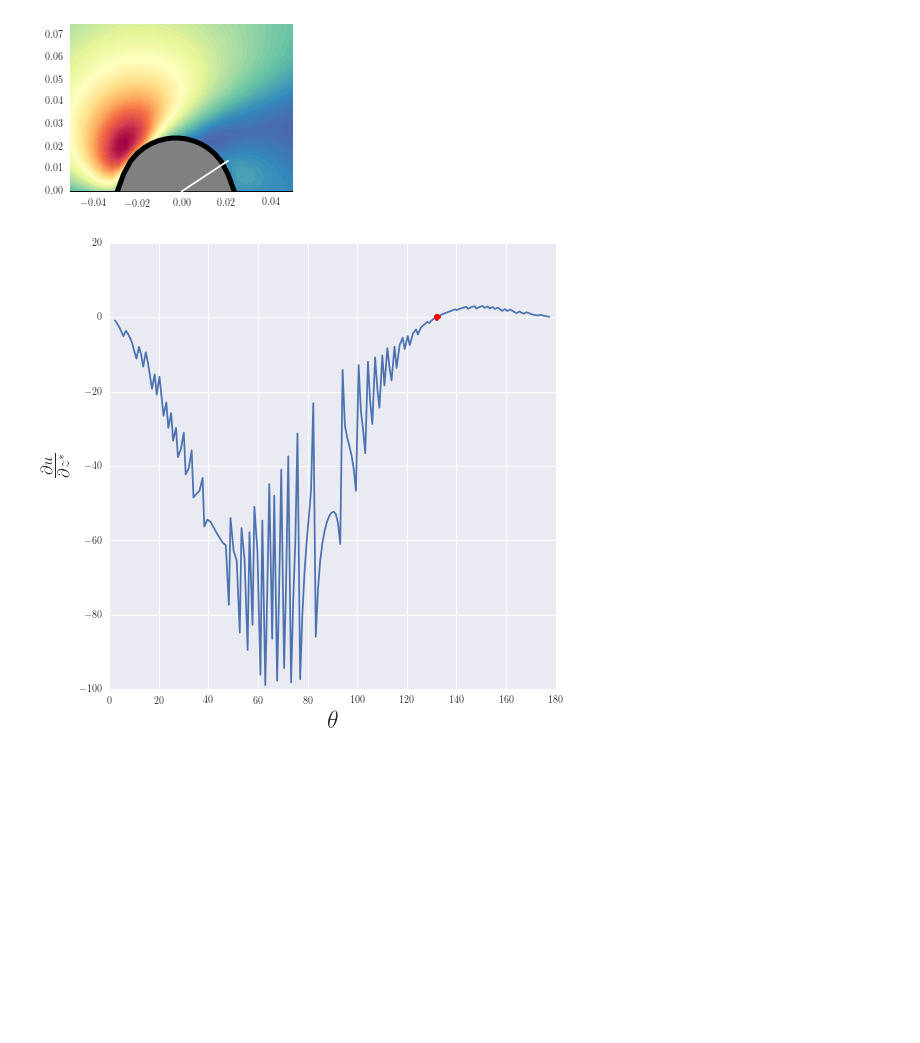
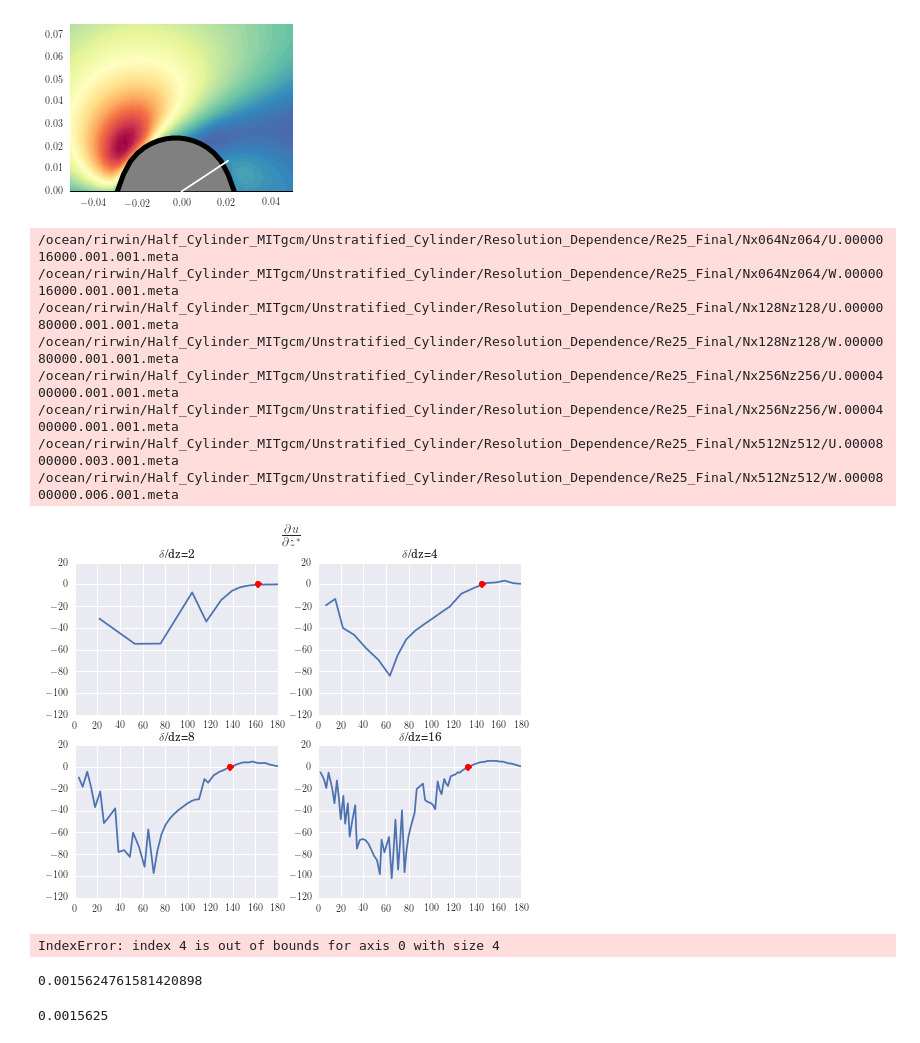
Before and after one commit to UBC-MOAD/flow_separation, a Jupyter notebook: half_cylinder_notebooks/feb2.ipynb, the cells around one changed output. Cells and saved outputs as stored; diff of their text form; code cells hidden in the pictures; blank space fills up the shorter version.

```diff
--- a/half_cylinder_notebooks/feb2.ipynb
+++ b/half_cylinder_notebooks/feb2.ipynb
@@ -27,12 +27,14 @@ pylab.rcParams['figure.figsize'] = (10.0, 8.0)
 %%capture --no-stdout
 cyl_case = []
 
+#cyl_case.append(cyl.CylCase('/ocean/rirwin/Half_Cylinder_MITgcm/Unstratified_Cylinder/Resolution_Dependence/Re25_Final/Nx064Nz064/'))
 cyl_case.append(cyl.CylCase('/ocean/rirwin/Half_Cylinder_MITgcm/Unstratified_Cylinder/Resolution_Dependence/Re25_Final/Nx128Nz128/'))
+#cyl_case.append(cyl.CylCase('/ocean/rirwin/Half_Cylinder_MITgcm/Unstratified_Cylinder/Resolution_Dependence/Re25_Final/Nx128Nz128_SEED/'))
 cyl_case.append(cyl.CylCase('/ocean/rirwin/Half_Cylinder_MITgcm/Unstratified_Cylinder/Resolution_Dependence/Re25_Final/Nx256Nz256/'))
-cyl_case.append(cyl.CylCase('/ocean/rirwin/Half_Cylinder_MITgcm/Unstratified_Cylinder/Resolution_Dependence/Re25_Final/Nx128Nz128_IRR/'))
+#cyl_case.append(cyl.CylCase('/ocean/rirwin/Half_Cylinder_MITgcm/Unstratified_Cylinder/Resolution_Dependence/Re25_Final/Nx128Nz128_IRR/'))
 cyl_case.append(cyl.CylCase('/ocean/rirwin/Half_Cylinder_MITgcm/Unstratified_Cylinder/Resolution_Dependence/Re25_Final/Nx512Nz512/'))
 cyl_case.append(cyl.CylCase('/ocean/rirwin/Half_Cylinder_MITgcm/Unstratified_Cylinder/Resolution_Dependence/Re25_Final/Nx256Nz256_IRR/'))
-cyl_case.append(cyl.CylCase('/ocean/rirwin/Half_Cylinder_MITgcm/Unstratified_Cylinder/Resolution_Dependence/Re25_Final/Nx512Nz512_IRR/'))
+#cyl_case.append(cyl.CylCase('/ocean/rirwin/Half_Cylinder_MITgcm/Unstratified_Cylinder/Resolution_Dependence/Re25_Final/Nx512Nz512_IRR/'))
 #cyl_case.append(cyl.CylCase('/ocean/rirwin/Half_Cylinder_MITgcm/Resolution_Dependence/Re25_Impulse/Nx512Nz512_IRR2/'))
 # %%
 NCASES = len(cyl_case)
@@ -45,15 +47,15 @@ dz_vals = []
 
 #Re = 25
 
-delta = np.sqrt(2e-5/0.01)
+#delta = np.sqrt(0.025*2e-5/(2*0.01))
 delta = 0.025
 
 for ii in range(0,NCASES):
     outdat = cyl_case[ii].find_out_data()
     dout.append(outdat[0])
     max_out.append(outdat[1])
-    dx_vals.append(np.min(np.abs(cyl_case[ii].XC[2:]-cyl_case[ii].XC[:-2])))
-    dz_vals.append(np.min(np.abs(cyl_case[ii].ZC[2:]-cyl_case[ii].ZC[:-2])))
+    dx_vals.append(np.min(np.abs(cyl_case[ii].XC[1:]-cyl_case[ii].XC[:-1])))
+    dz_vals.append(np.min(np.abs(cyl_case[ii].ZC[1:]-cyl_case[ii].ZC[:-1])))
     id_str.append(r"$\delta$/dz={:1.0f}".format(np.floor(delta/dz_vals[ii])))
 
 print id_str
@@ -80,5 +80,5 @@ Done case 5.
 # %%
-pylab.rcParams['figure.figsize'] = (12.0, 8.0)
+pylab.rcParams['figure.figsize'] = (9.0, 6.0)
 
 plt.figure()
 
@@ -95,7 +95,7 @@ for ii in range(0,NCASES):
     fin_sep.append(sep[-1])
     plt.plot(sep,tt,'-',label=id_str[ii],linewidth=2)
 
-plt.xlim((120,160))
+plt.xlim((120,180))
 plt.ylim((0,10))
 #plt.plot([100,180],[0.35,0.35],'-k',label=r'$t_s$')
 #plt.plot([104.5,104.5],[0,20],'--k',label=r'Blasius sep.')
@@ -104,8 +104,7 @@ plt.ylim((0,10))
 plt.plot([132.53999999999999,132.53999999999999],[0,20],'-.',label=r'Wu sep. Re=25',linewidth=3,color='k')
 plt.fill_betweenx([0,10],130,142,facecolor=[1,1,1],label='Wu region, Re=25')
 #plt.plot([135,135],[0,20],'--g',label=r'Wu sep. Re=50')
-plt.legend(loc=2,fontsize=12)
-plt.grid()
+plt.legend(loc=1,fontsize=12)
 plt.ylabel(r'$t^*$',fontsize=24)
 plt.xlabel(r'$\theta$',fontsize=24)
 plt.show()
@@ -227,14 +236,48 @@ plt.ylim((0.0,0.075))
 (0.0, 0.075)
 [figure]
 # %%
-zer=cyl_case[NCASES-1].find_zero(thet_tmp,dudz_tmp)
+plt.figure(figsize=(8,6))
+for NN in range(0,4):
+    plt.subplot(2,2,NN+1)
+    thet_tmp,dudz_tmp = cyl_case[NN].get_dudz(max_out[NN])
+    zer=cyl_case[NN].find_zero(thet_tmp,dudz_tmp)
 
-plt.plot(thet_tmp,dudz_tmp,'-')
-plt.plot(zer,0,'or')
-#plt.xlim((zer-20,zer+5))
-plt.ylabel(r'$\frac{\partial u}{\partial z^*}$',fontsize=24)
-plt.xlabel(r'$\theta$',fontsize=24)
-#plt.grid()
+    plt.plot(thet_tmp,dudz_tmp,'-')
+    plt.plot(zer,0,'or')
+    #plt.xlim((zer-20,zer+5))
+    plt.xlim((0,180))
+    plt.ylim((-120,20))
+    plt.title(id_str[NN])
+    #plt.ylabel(r'$\frac{\partial u}{\partial z^*}$',fontsize=24)
+    #plt.xlabel(r'$\theta$',fontsize=24)
+    #plt.grid()
+plt.suptitle(r'$\frac{\partial u}{\partial z^*}$',fontsize=18)
 plt.show()
 # %% [output]
+/ocean/rirwin/Half_Cylinder_MITgcm/Unstratified_Cylinder/Resolution_Dependence/Re25_Final/Nx064Nz064/U.0000016000.001.001.meta
+/ocean/rirwin/Half_Cylinder_MITgcm/Unstratified_Cylinder/Resolution_Dependence/Re25_Final/Nx064Nz064/W.0000016000.001.001.meta
+/ocean/rirwin/Half_Cylinder_MITgcm/Unstratified_Cylinder/Resolution_Dependence/Re25_Final/Nx128Nz128/U.0000080000.001.001.meta
+/ocean/rirwin/Half_Cylinder_MITgcm/Unstratified_Cylinder/Resolution_Dependence/Re25_Final/Nx128Nz128/W.0000080000.001.001.meta
+/ocean/rirwin/Half_Cylinder_MITgcm/Unstratified_Cylinder/Resolution_Dependence/Re25_Final/Nx256Nz256/U.0000400000.001.001.meta
+/ocean/rirwin/Half_Cylinder_MITgcm/Unstratified_Cylinder/Resolution_Dependence/Re25_Final/Nx256Nz256/W.0000400000.001.001.meta
+/ocean/rirwin/Half_Cylinder_MITgcm/Unstratified_Cylinder/Resolution_Dependence/Re25_Final/Nx512Nz512/U.0000800000.003.001.meta
+/ocean/rirwin/Half_Cylinder_MITgcm/Unstratified_Cylinder/Resolution_Dependence/Re25_Final/Nx512Nz512/W.0000800000.006.001.meta
-[figure, old version]
+[figure, new version]
+# %%
+cols = np.array([[0,0,1],[0,1,0],[1,0,0],[1,1,1]])
+for NN in range(4,5):
+    for bp in cyl_case[NN].Cbdy:
+        plt.plot(cyl_case[NN].XC[bp[1]],cyl_case[NN].ZC[bp[0]],'o',color=cols[NN,:])
+    #for bp in cyl_case[NN].Wbdy:
+        #plt.plot(cyl_case[NN].XC[bp[1]],cyl_case[NN].ZC[bp[0]],'s',color=cols[NN,:])
+plt.show()
+# %% [output]
+IndexError: index 4 is out of bounds for axis 0 with size 4
+# %%
+np.min(np.abs(cyl_case[2].XG[1:]-cyl_case[2].XG[:-1]))
+# %% [output]
+0.0015624761581420898
+# %%
+0.4/256
+# %% [output]
+0.0015625
```
Also changed, not shown: parts of 8 cells of this notebook.
